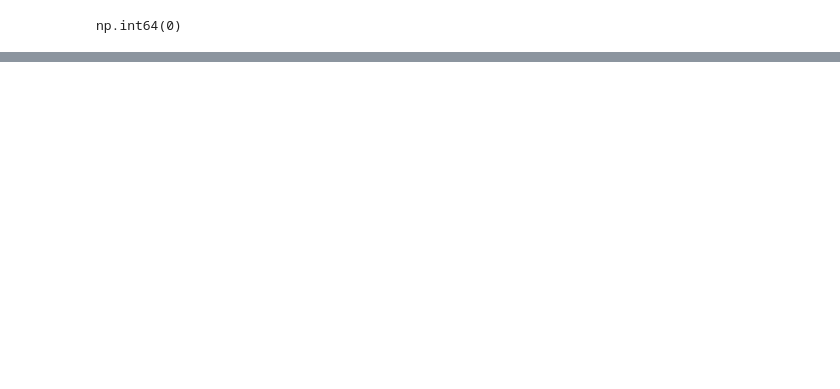
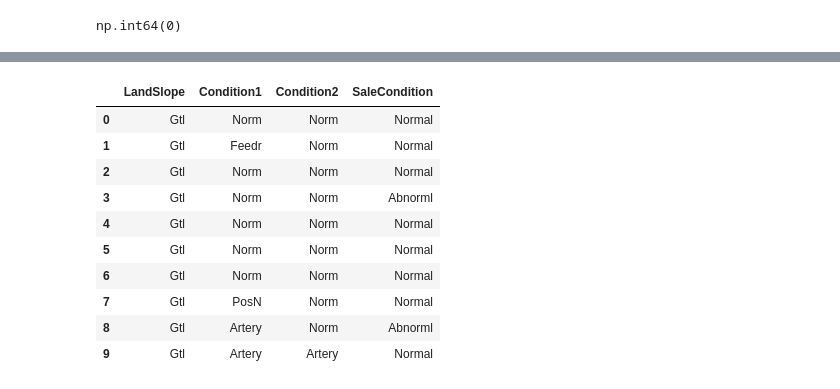
Before and after one commit to rifat-ml-dev/ml-engineer-journey, a Jupyter notebook: house_price_prediction/notebooks/data_understanding.ipynb, the cells around one changed output, grey strips where cells are left out. Saved outputs shown, nothing was run; the diff lists cells and outputs as text; code cells hidden in the pictures; blank space fills up the shorter version.

```diff
--- a/house_price_prediction/notebooks/data_understanding.ipynb
+++ b/house_price_prediction/notebooks/data_understanding.ipynb
@@ -134,0 +368,11 @@ np.int64(0)
+# %%
+lotshape_map = {
+    "IR3":1,
+    "IR2":2,
+    "IR1":3,
+    "Reg":4
+}
+
+train['LotShape'] = train['LotShape'].map(lotshape_map)
+
+train['LotShape'].head(5)
@@ -134,0 +407,14 @@ np.int64(0)
+# %%
+train[ordinal_candidates].head(10)
+# %% [output]
+|  | LandSlope | Condition1 | Condition2 | SaleCondition |
+| 0 | Gtl | Norm | Norm | Normal |
+| 1 | Gtl | Feedr | Norm | Normal |
+| 2 | Gtl | Norm | Norm | Normal |
+| 3 | Gtl | Norm | Norm | Abnorml |
+| 4 | Gtl | Norm | Norm | Normal |
+| 5 | Gtl | Norm | Norm | Normal |
+| 6 | Gtl | Norm | Norm | Normal |
+| 7 | Gtl | PosN | Norm | Normal |
+| 8 | Gtl | Artery | Norm | Abnorml |
+| 9 | Gtl | Artery | Artery | Normal |
```
Also changed, not shown: parts of 20 cells of this notebook.
